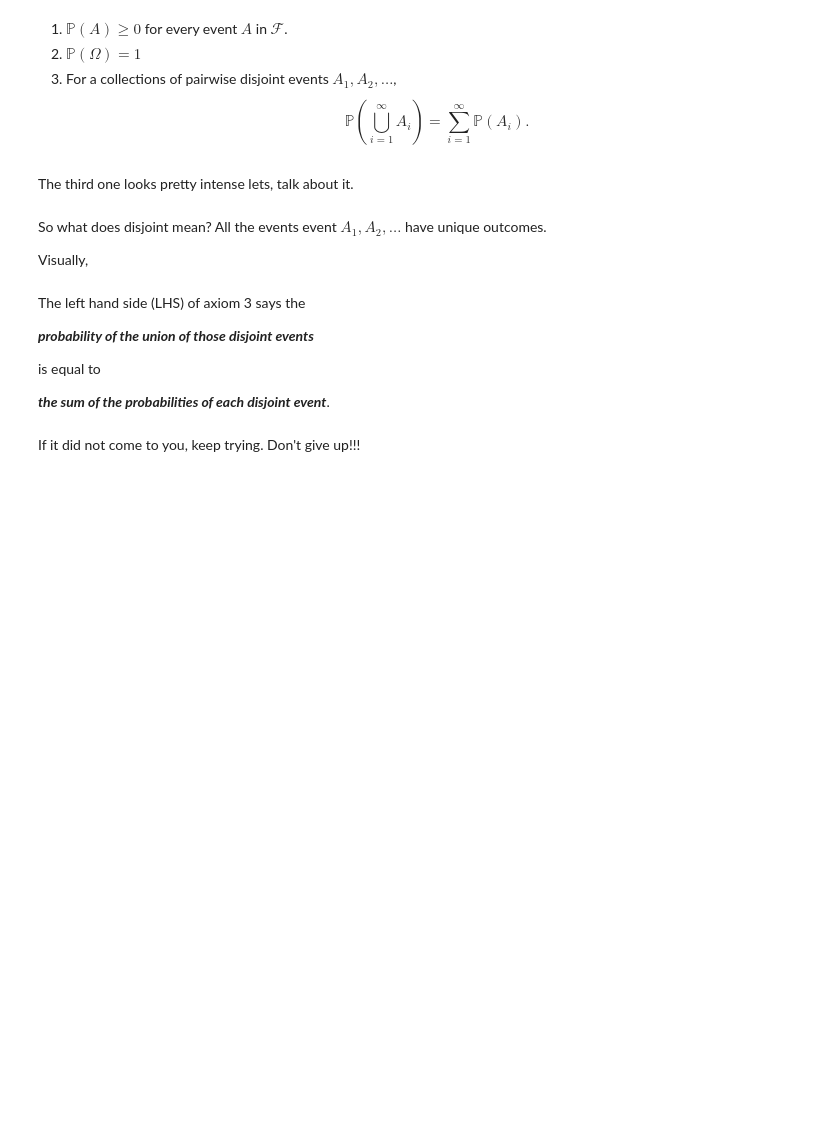
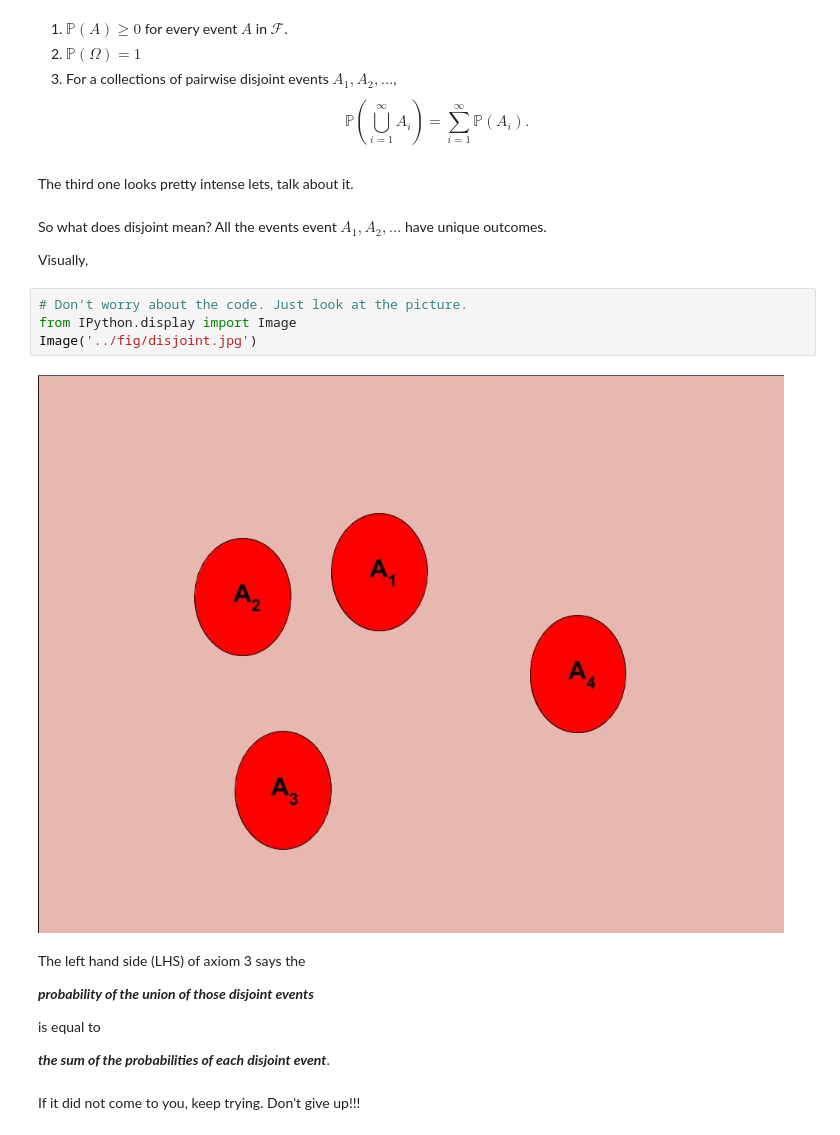
Before and after one commit to ltqin/Introduction_to_probability_and_simulation, a Jupyter notebook: Lecture_notes/Lesson_3_Probability_enters.ipynb, the cells around one changed output. Drawn from its saved outputs; the diff is of its cells as text; blank space fills up the shorter version.

```diff
--- a/Lecture_notes/Lesson_3_Probability_enters.ipynb
+++ b/Lecture_notes/Lesson_3_Probability_enters.ipynb
@@ -42,6 +42,12 @@ The third one looks pretty intense lets, talk about it.
 So what does disjoint mean? All the events event $A_{1}, A_{2}, \dots$ have unique outcomes.
 
 Visually,
+# %%
+# Don't worry about the code. Just look at the picture.
+from IPython.display import Image
+Image('../fig/disjoint.jpg')
+# %% [output]
+[figure, added]
 # %% [markdown]
 The left hand side (LHS) of axiom 3 says the
 
```
Also changed, not shown: parts of 2 cells of this notebook, 5 other files.
